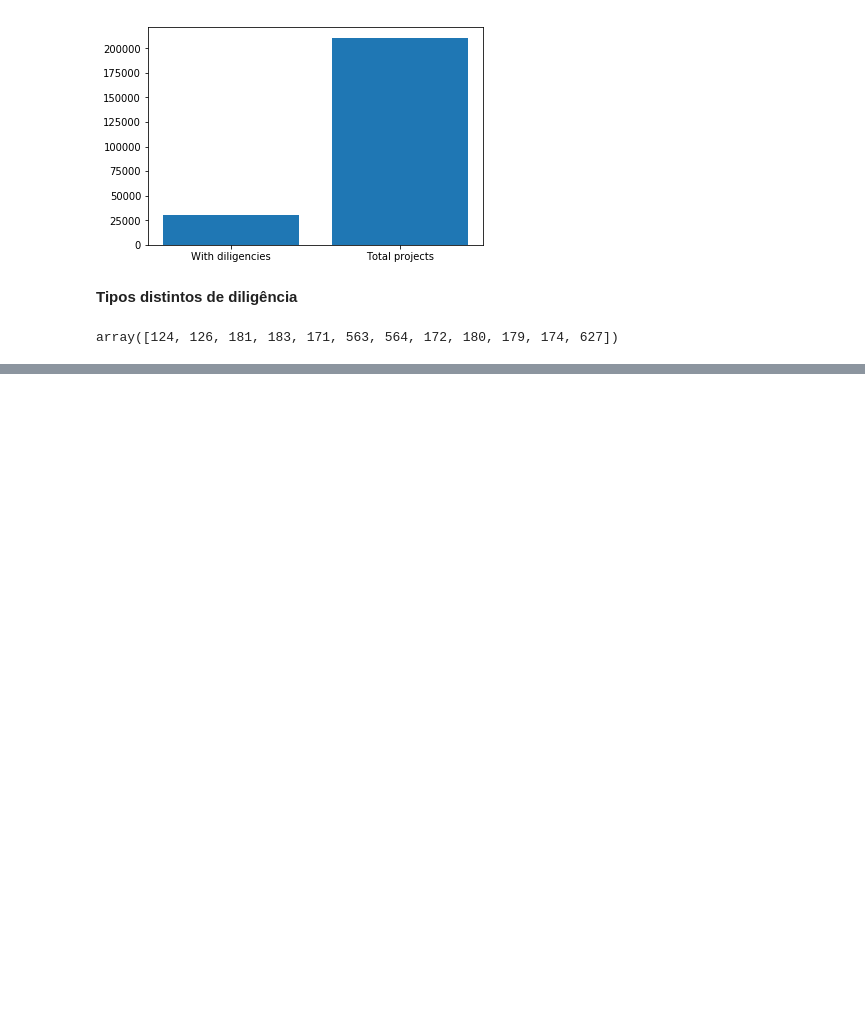
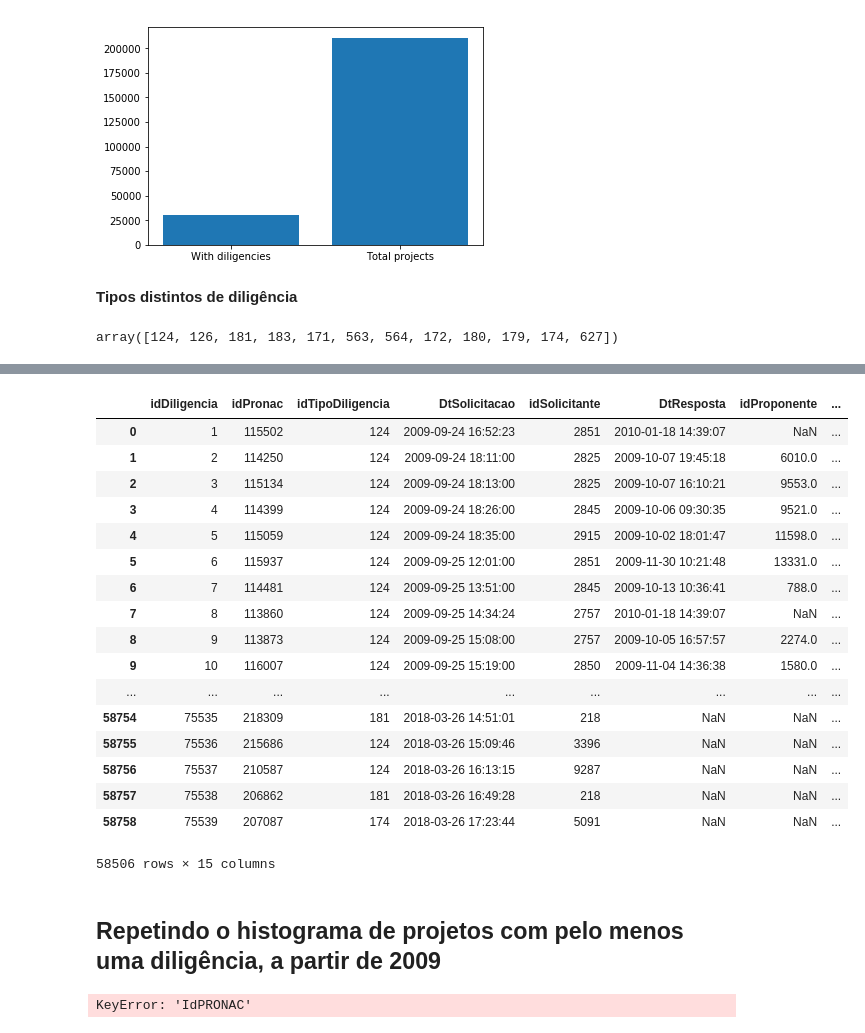
Before and after one commit to lappis-unb/salic-ml, a Jupyter notebook: research/diligencies_metrics.ipynb, the cells around one changed output, grey strips where cells are left out. Drawn from its saved outputs; the diff is of its cells as text; code cells hidden in the pictures; blank space fills up the shorter version.

Commit message:
Histogram of projects with at least one diligencie since 2009

```diff
--- a/research/diligencies_metrics.ipynb
+++ b/research/diligencies_metrics.ipynb
@@ -86,3 +76,4 @@ array([124, 126, 181, 183, 171, 563, 564, 172, 180, 179, 174, 627])
 # %%
 dt_projetos = dt_projetos.set_index('IdPRONAC')
-dt = dt_diligencias.join(dt_projetos, on = ['idPronac'])
+dt_diligencias = dt_diligencias.join(dt_projetos, on = ['idPronac'])
+dt_diligencias.head()
@@ -88,0 +91,39 @@ dt = dt_diligencias.join(dt_projetos, on = ['idPronac'])
+# %%
+from datetime import datetime
+
+START_DATE = datetime(day=1, month=1, year=2009)
+
+dt_projetos = dt_projetos[dt_projetos.loc[:, date_column] >= START_DATE]
+dt_diligencias = dt_diligencias[dt_diligencias.loc[:, date_column] >= START_DATE]
+# %% [output]
+|  | idDiligencia | idPronac | idTipoDiligencia | DtSolicitacao | idSolicitante | DtResposta | idProponente | ... |
+| 0 | 1 | 115502 | 124 | 2009-09-24 16:52:23 | 2851 | 2010-01-18 14:39:07 | NaN | ... |
+| 1 | 2 | 114250 | 124 | 2009-09-24 18:11:00 | 2825 | 2009-10-07 19:45:18 | 6010.0 | ... |
+| 2 | 3 | 115134 | 124 | 2009-09-24 18:13:00 | 2825 | 2009-10-07 16:10:21 | 9553.0 | ... |
+| 3 | 4 | 114399 | 124 | 2009-09-24 18:26:00 | 2845 | 2009-10-06 09:30:35 | 9521.0 | ... |
+| 4 | 5 | 115059 | 124 | 2009-09-24 18:35:00 | 2915 | 2009-10-02 18:01:47 | 11598.0 | ... |
+| 5 | 6 | 115937 | 124 | 2009-09-25 12:01:00 | 2851 | 2009-11-30 10:21:48 | 13331.0 | ... |
+| 6 | 7 | 114481 | 124 | 2009-09-25 13:51:00 | 2845 | 2009-10-13 10:36:41 | 788.0 | ... |
+| 7 | 8 | 113860 | 124 | 2009-09-25 14:34:24 | 2757 | 2010-01-18 14:39:07 | NaN | ... |
+| 8 | 9 | 113873 | 124 | 2009-09-25 15:08:00 | 2757 | 2009-10-05 16:57:57 | 2274.0 | ... |
+| 9 | 10 | 116007 | 124 | 2009-09-25 15:19:00 | 2850 | 2009-11-04 14:36:38 | 1580.0 | ... |
+| ... | ... | ... | ... | ... | ... | ... | ... | ... |
+| 58754 | 75535 | 218309 | 181 | 2018-03-26 14:51:01 | 218 | NaN | NaN | ... |
+| 58755 | 75536 | 215686 | 124 | 2018-03-26 15:09:46 | 3396 | NaN | NaN | ... |
+| 58756 | 75537 | 210587 | 124 | 2018-03-26 16:13:15 | 9287 | NaN | NaN | ... |
+| 58757 | 75538 | 206862 | 181 | 2018-03-26 16:49:28 | 218 | NaN | NaN | ... |
+| 58758 | 75539 | 207087 | 174 | 2018-03-26 17:23:44 | 5091 | NaN | NaN | ... |
+58506 rows × 15 columns
+# %% [markdown]
+## Repetindo o histograma de projetos com pelo menos uma diligência, a partir de 2009
+# %%
+total_projects = len(dt_projetos)
+projects_with_diligencies = len(dt_diligencias['idPronac'].unique())
+print(total_projects)
+
+dd = {'With diligencies':projects_with_diligencies,
+      'Total projects': total_projects}
+plt.bar(dd.keys(), dd.values())
+plt.show()
+# %% [output]
+KeyError: 'IdPRONAC'
```
Also changed, not shown: parts of 6 cells of this notebook.
